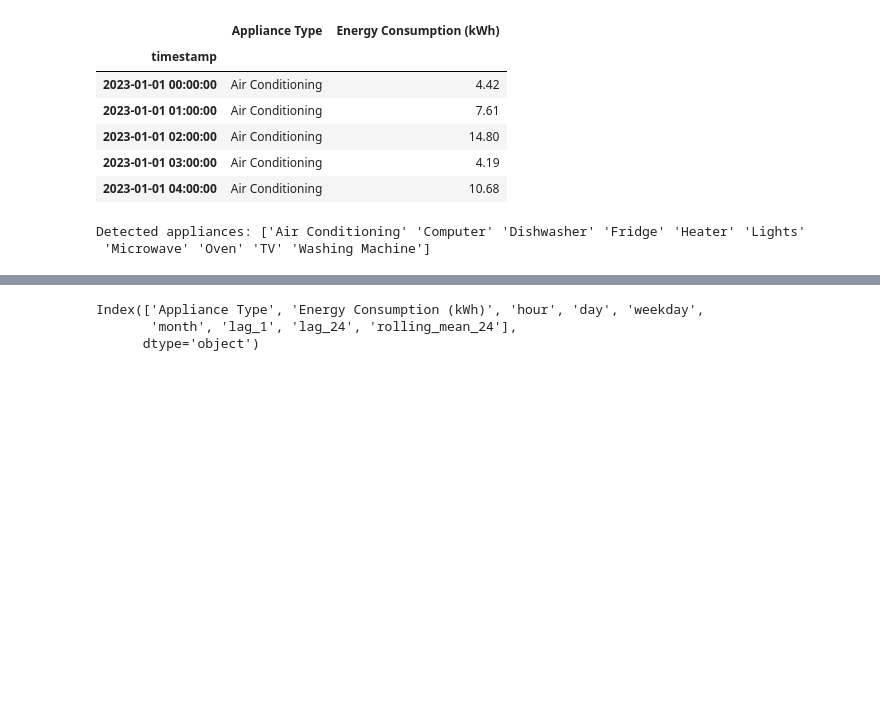
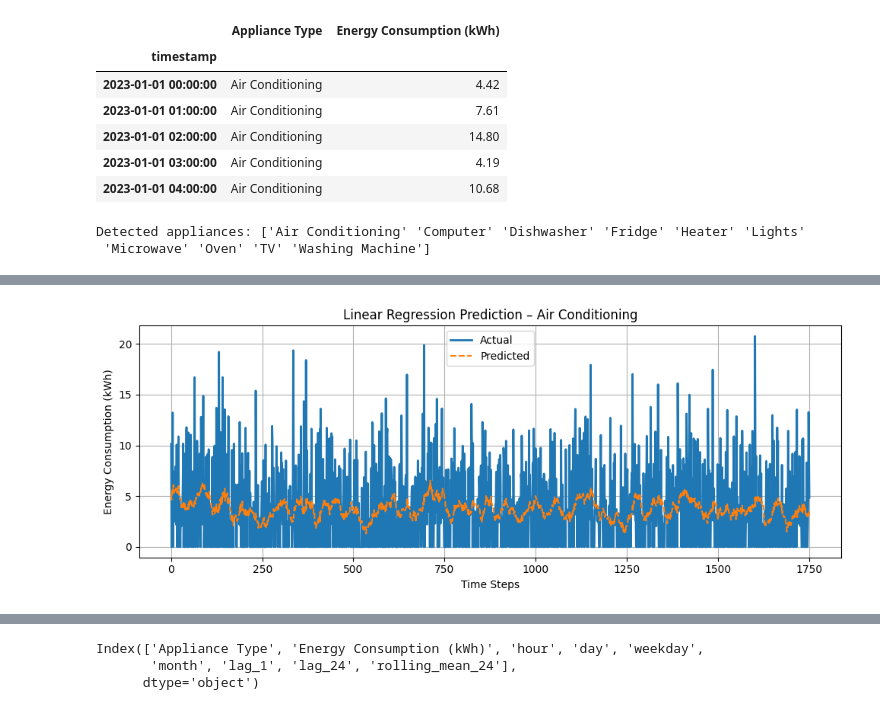
Before and after one commit to springboardmentor14065l/Smart-Energy-Consumption-Analysis-and-Prediction-using-Machine-Learning-with-Device-Level-Insights, a Jupyter notebook: Week 3-4/Baseline Model/Baseline_Linear_Regression_HandsOn.ipynb, the cells around one changed output, grey strips where cells are left out. Saved outputs shown, nothing was run; the diff lists cells and outputs as text; code cells hidden in the pictures; blank space fills up the shorter version.

```diff
--- a/Week 3-4/Baseline Model/Baseline_Linear_Regression_HandsOn.ipynb
+++ b/Week 3-4/Baseline Model/Baseline_Linear_Regression_HandsOn.ipynb
@@ -30,3 +30,14 @@ print(f"Detected appliances: {appliances}")
 # %% [output]
 Detected appliances: ['Air Conditioning' 'Computer' 'Dishwasher' 'Fridge' 'Heater' 'Lights'
  'Microwave' 'Oven' 'TV' 'Washing Machine']
+# %%
+data_path = "../../data/model_inputs/"
+
+files = os.listdir(data_path)
+
+appliances = sorted({
+    f.replace("X_train_", "").replace(".csv", "")
+    for f in files if f.startswith("X_train_")
+})
+
+print("Appliances used for modeling:", appliances)
@@ -32,0 +46,76 @@ Detected appliances: ['Air Conditioning' 'Computer' 'Dishwasher' 'Fridge' 'Heate
+# %%
+import os
+import pandas as pd
+import numpy as np
+import matplotlib.pyplot as plt
+import joblib
+
+from sklearn.linear_model import LinearRegression
+from sklearn.metrics import mean_absolute_error, mean_squared_error
+
+# Define and create models directory
+model_dir = "../../models"
+os.makedirs(model_dir, exist_ok=True)
+
+results = []
+
+for appliance in appliances:
+    print(f"\nTraining Linear Regression for: {appliance}")
+
+    # Load data
+    X_train = pd.read_csv(f"{data_path}X_train_{appliance}.csv")
+    X_test  = pd.read_csv(f"{data_path}X_test_{appliance}.csv")
+
+    y_train = pd.read_csv(
+        f"{data_path}y_train_{appliance}.csv"
+    ).values.ravel()
+
+    y_test = pd.read_csv(
+        f"{data_path}y_test_{appliance}.csv"
+    ).values.ravel()
+
+    # Train model
+    model = LinearRegression()
+    model.fit(X_train, y_train)
+
+    # Predict
+    y_pred = model.predict(X_test)
+
+    # Metrics
+    mae = mean_absolute_error(y_test, y_pred)
+    rmse = np.sqrt(mean_squared_error(y_test, y_pred))
+
+    results.append({
+        "Appliance": appliance,
+        "MAE": mae,
+        "RMSE": rmse
+    })
+
+    print(f"MAE  : {mae:.4f}")
+    print(f"RMSE : {rmse:.4f}")
+
+    # Visualization
+    plt.figure(figsize=(10,4))
+    plt.plot(y_test, label="Actual", linewidth=2)
+    plt.plot(y_pred, label="Predicted", linestyle="--")
+    plt.title(f"Linear Regression Prediction – {appliance}")
+    plt.xlabel("Time Steps")
+    plt.ylabel("Energy Consumption (kWh)")
+    plt.legend()
+    plt.grid(True)
+    plt.tight_layout()
+    plt.show()
+
+    # Safe filename
+    safe_name = appliance.replace(" ", "_")
+
+    # Save model
+    joblib.dump(
+        model,
+        f"{model_dir}/linear_regression_{safe_name}.pkl"
+    )
+
+# Summary table
+results_df = pd.DataFrame(results)
+results_df
+# %% [output]
@@ -32,0 +125 @@ Detected appliances: ['Air Conditioning' 'Computer' 'Dishwasher' 'Fridge' 'Heate
+[figure, added]
```
Also changed, not shown: parts of 3 cells of this notebook, 22 other files.
